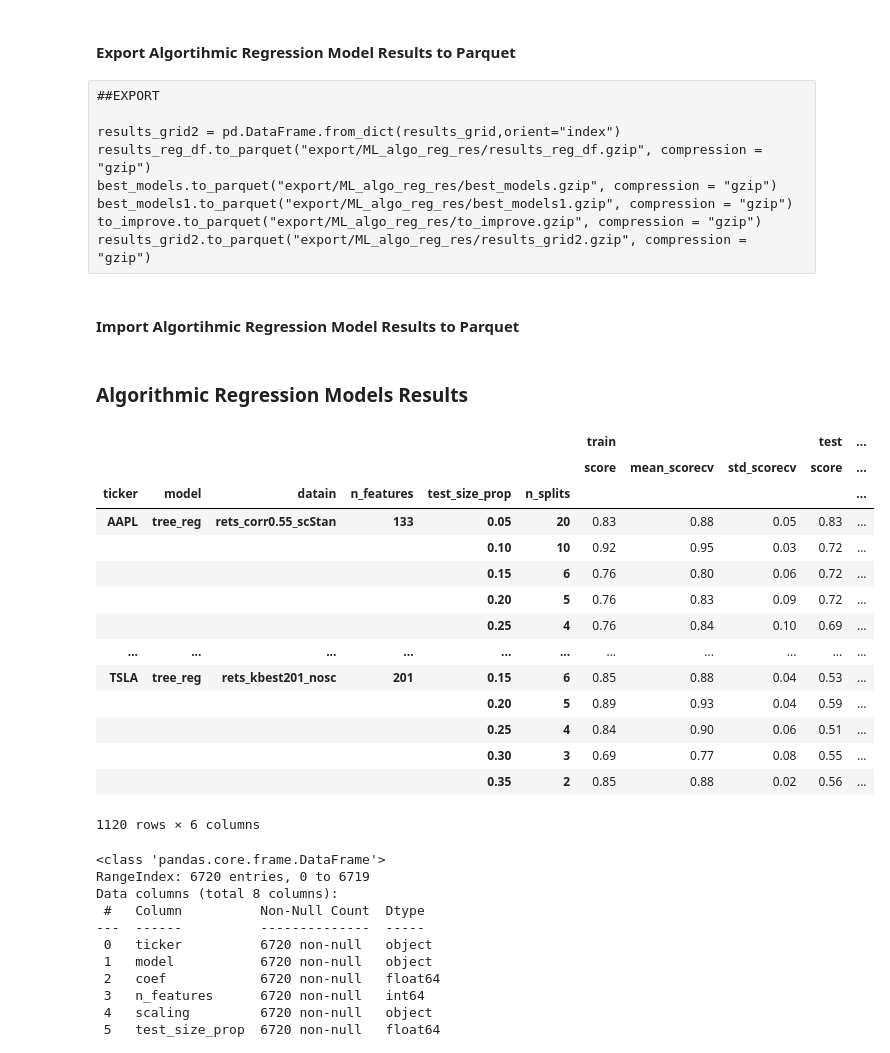
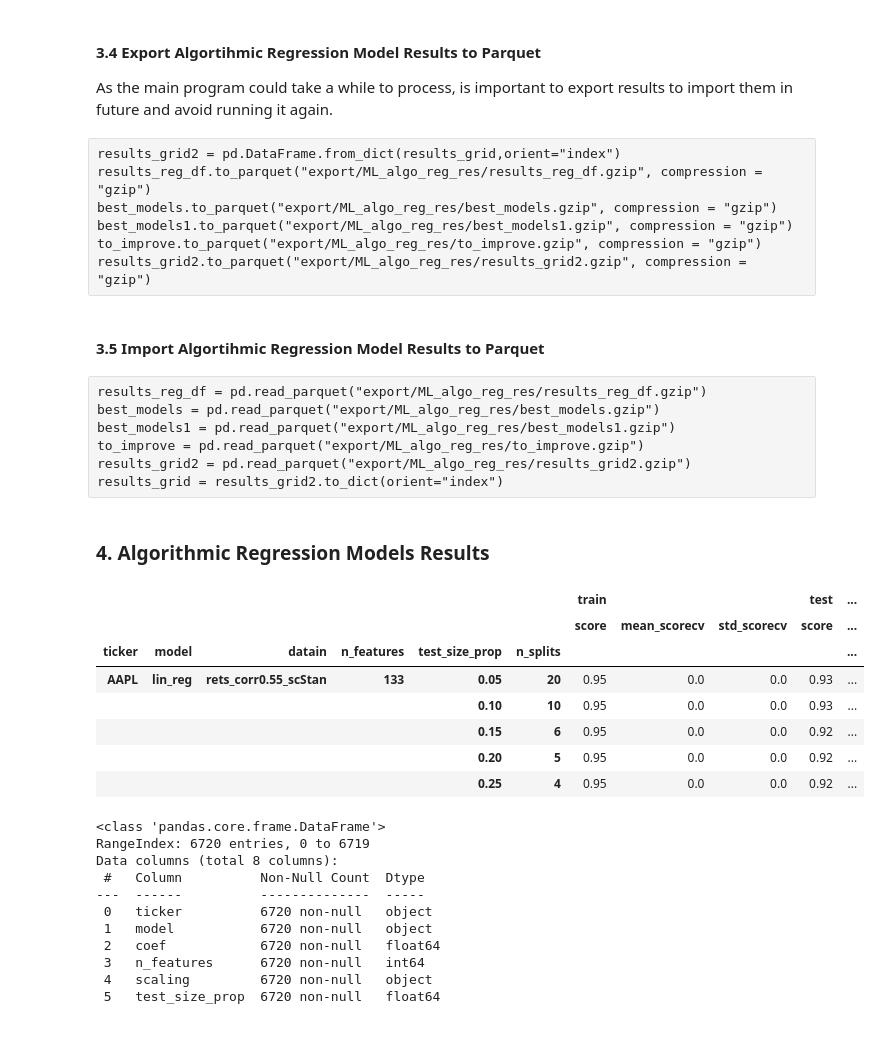
Before and after one commit to sebagrasso/Algorithmic_Regression_ML, a Jupyter notebook: Algorithmic_RegML.ipynb, the cells around one changed output. Drawn from its saved outputs; the diff is of its cells as text; code cells hidden in the pictures.

```diff
--- a/Algorithmic_RegML.ipynb
+++ b/Algorithmic_RegML.ipynb
@@ -2,0 +19,16 @@
+# %%
+data = data.read_parquet("export/data.gzip")
+# %%
+# Calculation
+ohlcv_cols = data.columns.get_level_values(1).unique()[:-2].values
+data2y_ret = data.pct_change().dropna(how="all").fillna(0).loc["2020":,(ticks,ohlcv_cols)]
+data2y_ret.replace([np.inf,-np.inf],0,inplace=True)
+
+# Import
+# data2y_ret = pd.read_parquet("export/data2y_ret.gzip")
+# %%
+# Calculation
+matcorr_data2y_ret = np.round(data2y_ret.corr("pearson").astype(float),3)
+
+# Import
+# matcorr_data2y_ret = pd.read_parquet("export/matcorr_data2y_ret.gzip")
@@ -424,8 +490,7 @@ best_models
 # %% [markdown]
-#### Export Algortihmic Regression Model Results to Parquet
+#### 3.4 Export Algortihmic Regression Model Results to Parquet
+As the main program could take a while to process, is important to export results to import them in future and avoid running it again.
 # %% [raw]
-##EXPORT
-
 results_grid2 = pd.DataFrame.from_dict(results_grid,orient="index")
 results_reg_df.to_parquet("export/ML_algo_reg_res/results_reg_df.gzip", compression = "gzip")
 best_models.to_parquet("export/ML_algo_reg_res/best_models.gzip", compression = "gzip")
@@ -433,36 +498,27 @@ best_models1.to_parquet("export/ML_algo_reg_res/best_models1.gzip", compression
 to_improve.to_parquet("export/ML_algo_reg_res/to_improve.gzip", compression = "gzip")
 results_grid2.to_parquet("export/ML_algo_reg_res/results_grid2.gzip", compression = "gzip")
 # %% [markdown]
-#### Import Algortihmic Regression Model Results to Parquet
+#### 3.5 Import Algortihmic Regression Model Results to Parquet
-# %%
-##IMPORT PARQUET
-
-results_reg_df = pd.read_parquet("export/ML_algo_reg_res/results_reg_df.gzip")
-best_models = pd.read_parquet("export/ML_algo_reg_res/best_models.gzip")
-best_models1 = pd.read_parquet("export/ML_algo_reg_res/best_models1.gzip")
-to_improve = pd.read_parquet("export/ML_algo_reg_res/to_improve.gzip")
-results_grid2 = pd.read_parquet("export/ML_algo_reg_res/results_grid2.gzip")
-results_grid = results_grid2.to_dict(orient="index")
+# %% [raw]
+results_reg_df = pd.read_parquet("export/ML_algo_reg_res/results_reg_df.gzip")
+best_models = pd.read_parquet("export/ML_algo_reg_res/best_models.gzip")
+best_models1 = pd.read_parquet("export/ML_algo_reg_res/best_models1.gzip")
+to_improve = pd.read_parquet("export/ML_algo_reg_res/to_improve.gzip")
+results_grid2 = pd.read_parquet("export/ML_algo_reg_res/results_grid2.gzip")
+results_grid = results_grid2.to_dict(orient="index")
 # %% [markdown]
-### Algorithmic Regression Models Results
+### 4. Algorithmic Regression Models Results
 # %%
-results_reg_df.loc[results_reg_df.index.get_level_values(1).str.contains("tree")]
+results_reg_df.head()
 # %% [output]
 |  |  |  |  |  |  | train |  |  | test | ... |
 |  |  |  |  |  |  | score | mean_scorecv | std_scorecv | score | ... |
 | ticker | model | datain | n_features | test_size_prop | n_splits |  |  |  |  | ... |
-| AAPL | tree_reg | rets_corr0.55_scStan | 133 | 0.05 | 20 | 0.83 | 0.88 | 0.05 | 0.83 | ... |
-|  |  |  |  | 0.10 | 10 | 0.92 | 0.95 | 0.03 | 0.72 | ... |
-|  |  |  |  | 0.15 | 6 | 0.76 | 0.80 | 0.06 | 0.72 | ... |
-|  |  |  |  | 0.20 | 5 | 0.76 | 0.83 | 0.09 | 0.72 | ... |
-|  |  |  |  | 0.25 | 4 | 0.76 | 0.84 | 0.10 | 0.69 | ... |
-| ... | ... | ... | ... | ... | ... | ... | ... | ... | ... | ... |
-| TSLA | tree_reg | rets_kbest201_nosc | 201 | 0.15 | 6 | 0.85 | 0.88 | 0.04 | 0.53 | ... |
-|  |  |  |  | 0.20 | 5 | 0.89 | 0.93 | 0.04 | 0.59 | ... |
-|  |  |  |  | 0.25 | 4 | 0.84 | 0.90 | 0.06 | 0.51 | ... |
-|  |  |  |  | 0.30 | 3 | 0.69 | 0.77 | 0.08 | 0.55 | ... |
-|  |  |  |  | 0.35 | 2 | 0.85 | 0.88 | 0.02 | 0.56 | ... |
+| AAPL | lin_reg | rets_corr0.55_scStan | 133 | 0.05 | 20 | 0.95 | 0.0 | 0.0 | 0.93 | ... |
+|  |  |  |  | 0.10 | 10 | 0.95 | 0.0 | 0.0 | 0.93 | ... |
+|  |  |  |  | 0.15 | 6 | 0.95 | 0.0 | 0.0 | 0.92 | ... |
+|  |  |  |  | 0.20 | 5 | 0.95 | 0.0 | 0.0 | 0.92 | ... |
+|  |  |  |  | 0.25 | 4 | 0.95 | 0.0 | 0.0 | 0.92 | ... |
-1120 rows × 6 columns
 # %%
 res_reg_analysis = results_reg_df.astype(float)
 res_reg_analysis.columns = res_reg_analysis.columns.map('_'.join)
```
Also changed, not shown: parts of 38 cells of this notebook.
